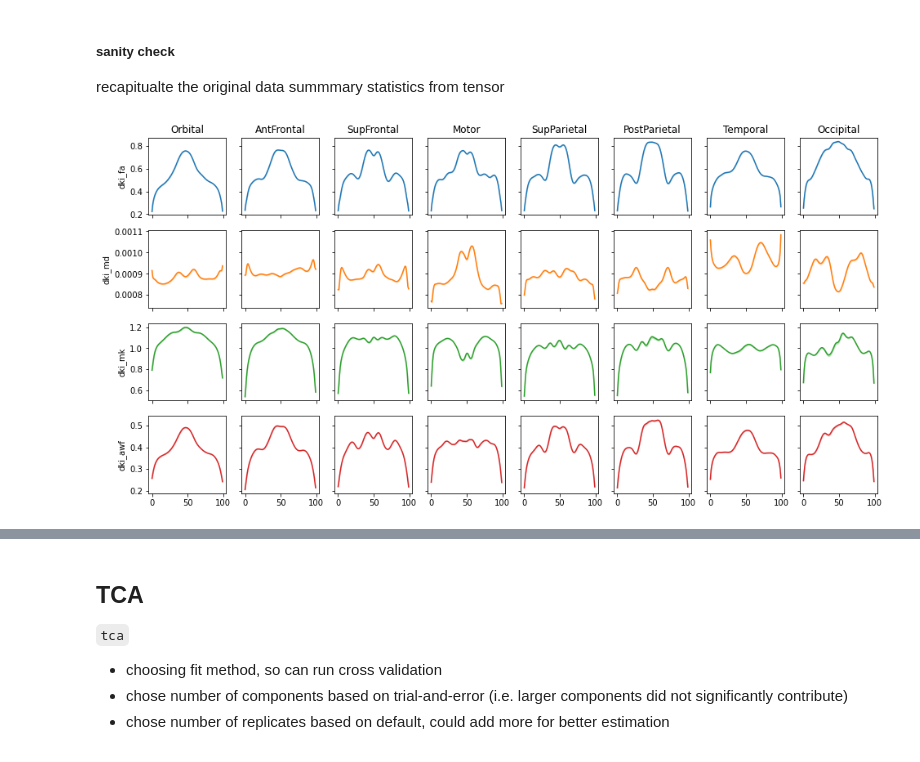
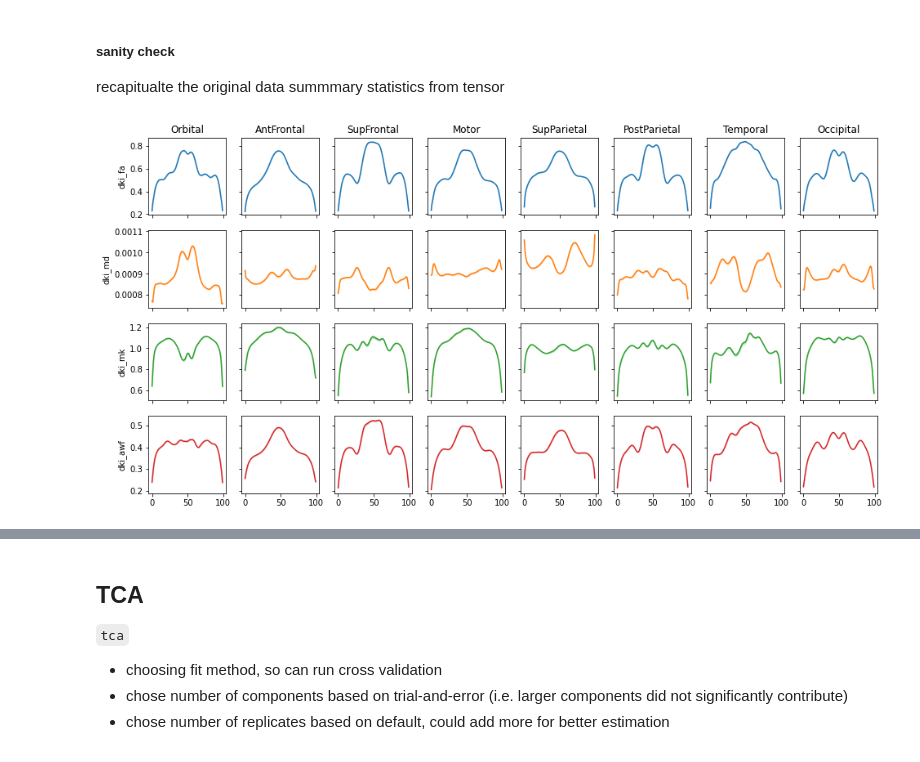
Before and after one commit to bloomdt-uw/callosum_microstructure, a Jupyter notebook: callosum.ipynb, the cells around one changed output, grey strips where cells are left out. Cells and saved outputs as stored; diff of their text form; code cells hidden in the pictures.

```diff
--- a/callosum.ipynb
+++ b/callosum.ipynb
@@ -125,0 +145,7 @@ _scalars = ['dki_fa', 'dki_md', 'dki_mk', 'dki_awf']
+# %%
+def get_anat_tracts():
+    import numpy as np
+    return np.array(["Orbital", "AntFrontal", "SupFrontal", "Motor", "SupParietal", "PostParietal", "Temporal", "Occipital"], dtype=object)
+
+_anat_tracts = get_anat_tracts()
+_anat_tracts
@@ -220,9 +291,21 @@ Constuct a `S` x `B` x `M` x `N` tensor. Where
 # %%
-def get_data_tensor(df, scalars = _scalars):
+def get_anatomical_data_tensor(df, scalars = _scalars):
+    """order bundles anatomically"""
     import pandas as pd
 
-    df1 = df.groupby(['subjectID', 'tractID', 'nodeID'])[scalars].apply(pd.DataFrame)
-    data = df1.values.reshape(len(df.subjectID.unique()), len(df.tractID.unique()), len(df.nodeID.unique()), len(scalars))
+    # order bundles front to back
+    df1 = df.copy()
+    df1['tractID'] = pd.Categorical(
+        df1['tractID'],
+        categories=["Orbital", "AntFrontal", "SupFrontal", "Motor", "SupParietal", "PostParietal", "Temporal", "Occipital"],
+        ordered=True
+    )
+    display(df1.head())
+    df2 = df1.sort_values(['subjectID', 'tractID', 'nodeID']).reset_index(drop=True)
+    display(df2.head())
+    df3 = df2.groupby(['subjectID', 'tractID', 'nodeID'])[scalars].apply(pd.DataFrame)
+    display(df3.head())
+    data = df3.values.reshape(len(_subjects), len(_tracts), len(_nodes), len(scalars))
     return data.transpose(0,1,3,2)
 # %% [markdown]
 `get_dataframe_from_tensor`
@@ -233,10 +316,10 @@ def get_dataframe_from_tensor(tensor):
     import pandas as pd
     import numpy as np
 
-    df = pd.DataFrame(tensor.transpose(2,0,1,3).reshape([len(_scalars), len(_subjects)*len(_tracts)*len(_nodes)]).T)
+    df = pd.DataFrame(tensor.transpose(2,0,1,3).reshape([len(_scalars), len(_subjects)*len(_anat_tracts)*len(_nodes)]).T)
     df.columns = _scalars
-    df['nodeID'] = list(_nodes)*(len(_subjects)*len(_tracts))
-    df['tractID'] = list(np.repeat(_tracts,len(_nodes)))*len(_subjects)
-    df['subjectID'] = list(np.repeat(_subjects,len(_tracts)*len(_nodes)))
+    df['nodeID'] = list(_nodes)*(len(_subjects)*len(_anat_tracts))
+    df['tractID'] = list(np.repeat(_anat_tracts, len(_nodes)))*len(_subjects)
+    df['subjectID'] = list(np.repeat(_subjects, len(_anat_tracts)*len(_nodes)))
 
     return df
@@ -247,0 +326,3 @@ data.shape
+# %%
+anat_data = get_anatomical_data_tensor(df)
+anat_data.shape
@@ -250,6 +374,6 @@ data.shape
 
 recapitualte the original data summmary statistics from tensor
 # %%
-_summary_stats(get_dataframe_from_tensor(data))
+_summary_stats(get_dataframe_from_tensor(anat_data))
 # %% [output]
-[figure, old version]
+[figure, new version]
```
Also changed, not shown: parts of 77 cells of this notebook.
